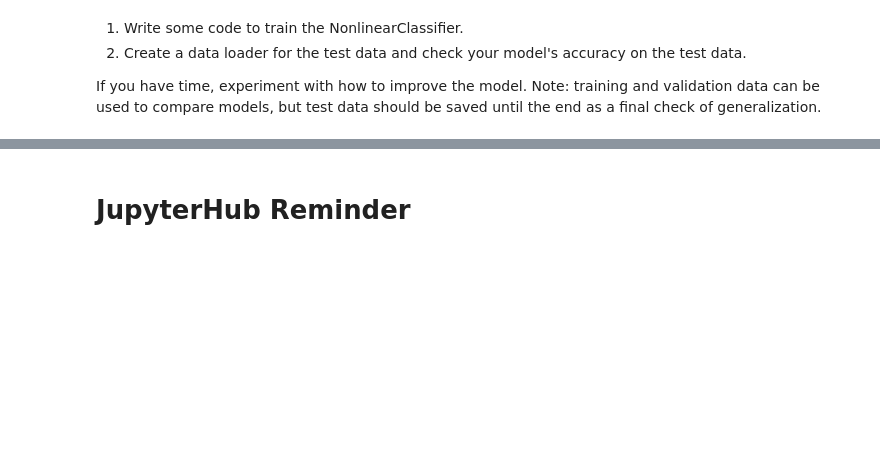
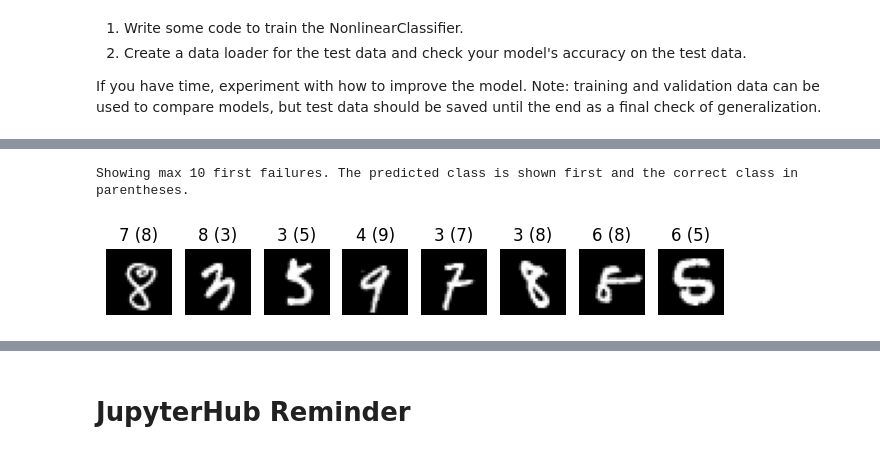
Before and after one commit to SVeldman/ai-science-training-series, a Jupyter notebook: 02_intro_neural_networks/01_introduction_mnist_class_participation_and_HW_Submission.ipynb, the cells around one changed output, grey strips where cells are left out. Drawn from its saved outputs; the diff is of its cells as text; code cells hidden in the pictures; blank space fills up the shorter version.

```diff
--- a/02_intro_neural_networks/01_introduction_mnist_class_participation_and_HW_Submission.ipynb
+++ b/02_intro_neural_networks/01_introduction_mnist_class_participation_and_HW_Submission.ipynb
@@ -340,0 +371,6 @@ If you have time, experiment with how to improve the model. Note: training and v
+# %%
+nonlinear_model = L=NonlinearClassifier()
+print(nonlinear_model)
+
+loss_fn = nn.CrossEntropyLoss()
+optimizer = torch.optim.SGD(nonlinear_model.parameters(), lr=0.01)
@@ -340,0 +411,36 @@ If you have time, experiment with how to improve the model. Note: training and v
+# %%
+# Not needed, already defined above for linear model
+'''
+def evaluate(dataloader, model, loss_fn):
+    # Set the model to evaluation mode - some NN pieces behave differently during training
+    # Unnecessary in this situation but added for best practices
+    model.eval()
+    size = len(dataloader.dataset)
+    num_batches = len(dataloader)
+    loss, correct = 0, 0
+
+    # We can save computation and memory by not calculating gradients here - we aren't optimizing
+    with torch.no_grad():
+        # loop over all of the batches
+        for X, y in dataloader:
+            pred = model(X)
+            loss += loss_fn(pred, y).item()
+            # how many are correct in this batch? Tracking for accuracy
+            correct += (pred.argmax(1) == y).type(torch.float).sum().item()
+
+    loss /= num_batches
+    correct /= size
+
+    accuracy = 100*correct
+    return accuracy, loss
+'''
+# %%
+%%time
+
+epochs = 25
+for j in range(epochs):
+    train_one_epoch(train_dataloader, nonlinear_model, loss_fn, optimizer)
+
+    # checking on the training loss and accuracy once per epoch
+    acc, loss = evaluate(train_dataloader, nonlinear_model, loss_fn)
+    print(f"Epoch {j}: training loss: {loss}, accuracy: {acc}")
@@ -340,0 +470,5 @@ If you have time, experiment with how to improve the model. Note: training and v
+# %%
+show_failures(nonlinear_model, val_dataloader)
+# %% [output]
+Showing max 10 first failures. The predicted class is shown first and the correct class in parentheses.
+[figure, added]
```
Also changed, not shown: parts of 12 cells of this notebook.
